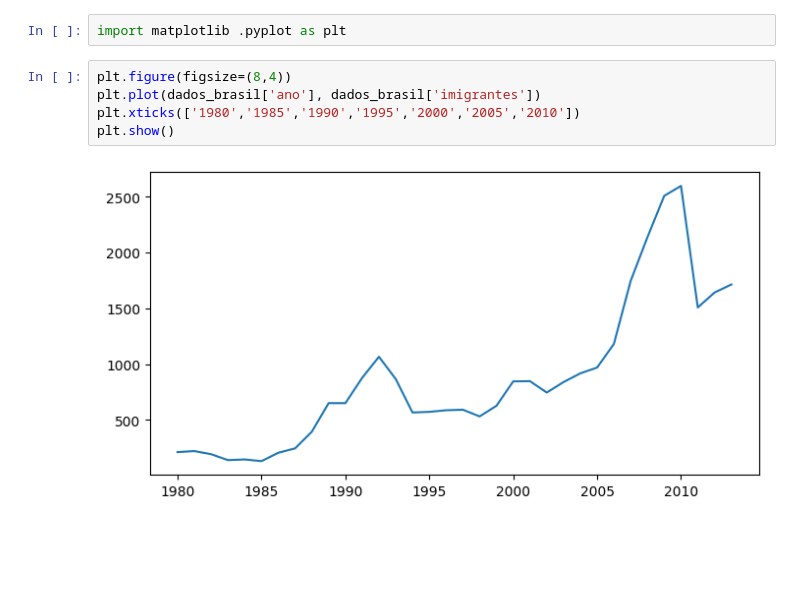
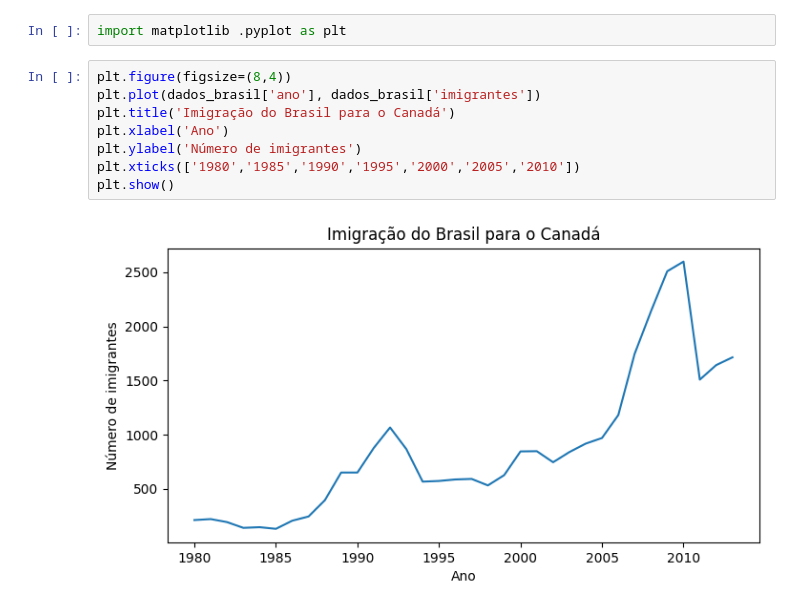
Before and after one commit to Leeogmz/HTML-CSS, a Jupyter notebook: Data_Visualization.ipynb, the cells around one changed output. Cells and saved outputs as stored; diff of their text form; blank space fills up the shorter version.

Commit message:
comparando tendências de imigração

```diff
--- a/Data_Visualization.ipynb
+++ b/Data_Visualization.ipynb
@@ -111,7 +155,10 @@ import matplotlib .pyplot as plt
 # %%
 plt.figure(figsize=(8,4))
 plt.plot(dados_brasil['ano'], dados_brasil['imigrantes'])
+plt.title('Imigração do Brasil para o Canadá')
+plt.xlabel('Ano')
+plt.ylabel('Número de imigrantes')
 plt.xticks(['1980','1985','1990','1995','2000','2005','2010'])
 plt.show()
 # %% [output]
-[figure, old version]
+[figure, new version]
```
Also changed, not shown: parts of 4 cells of this notebook.
